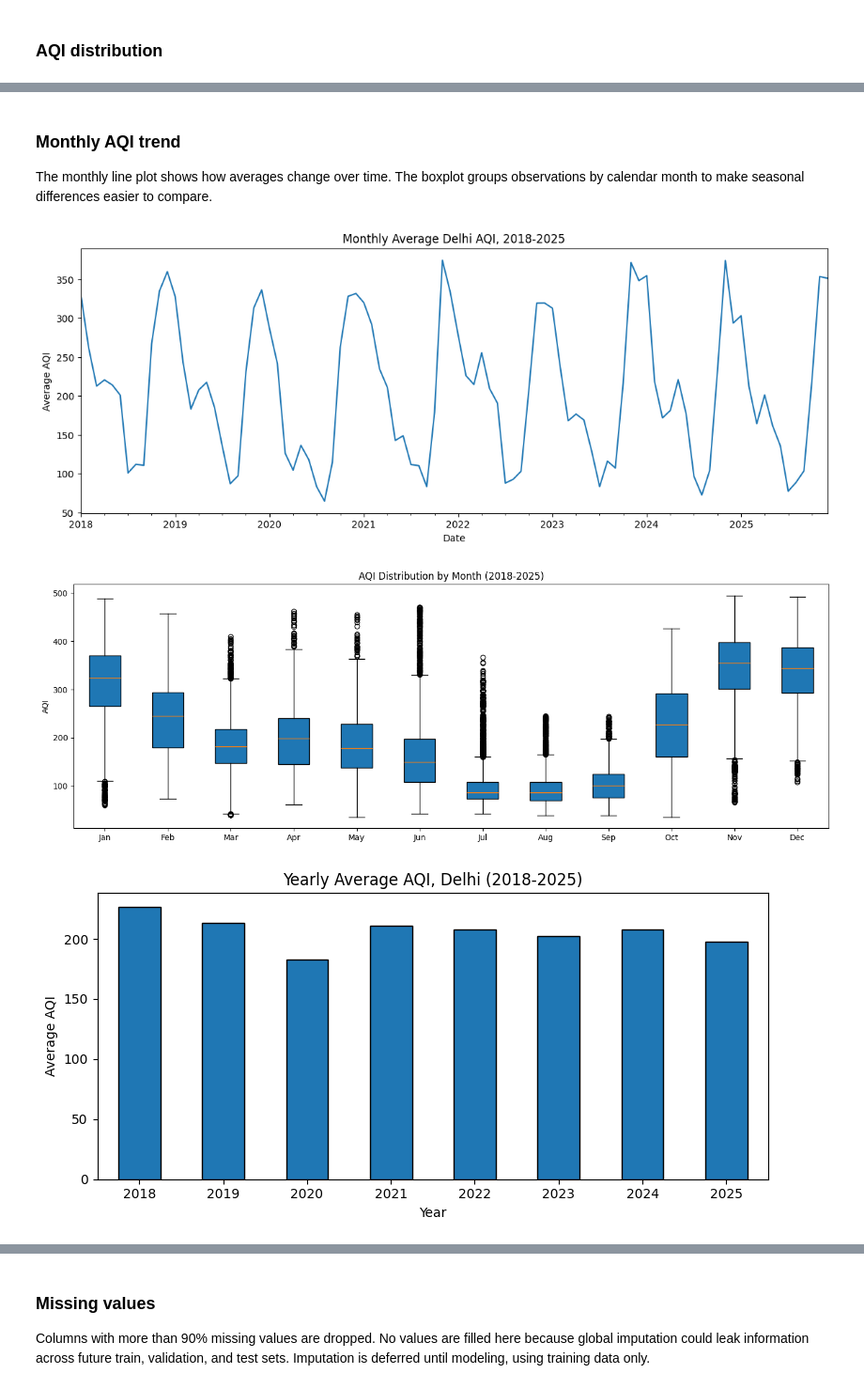
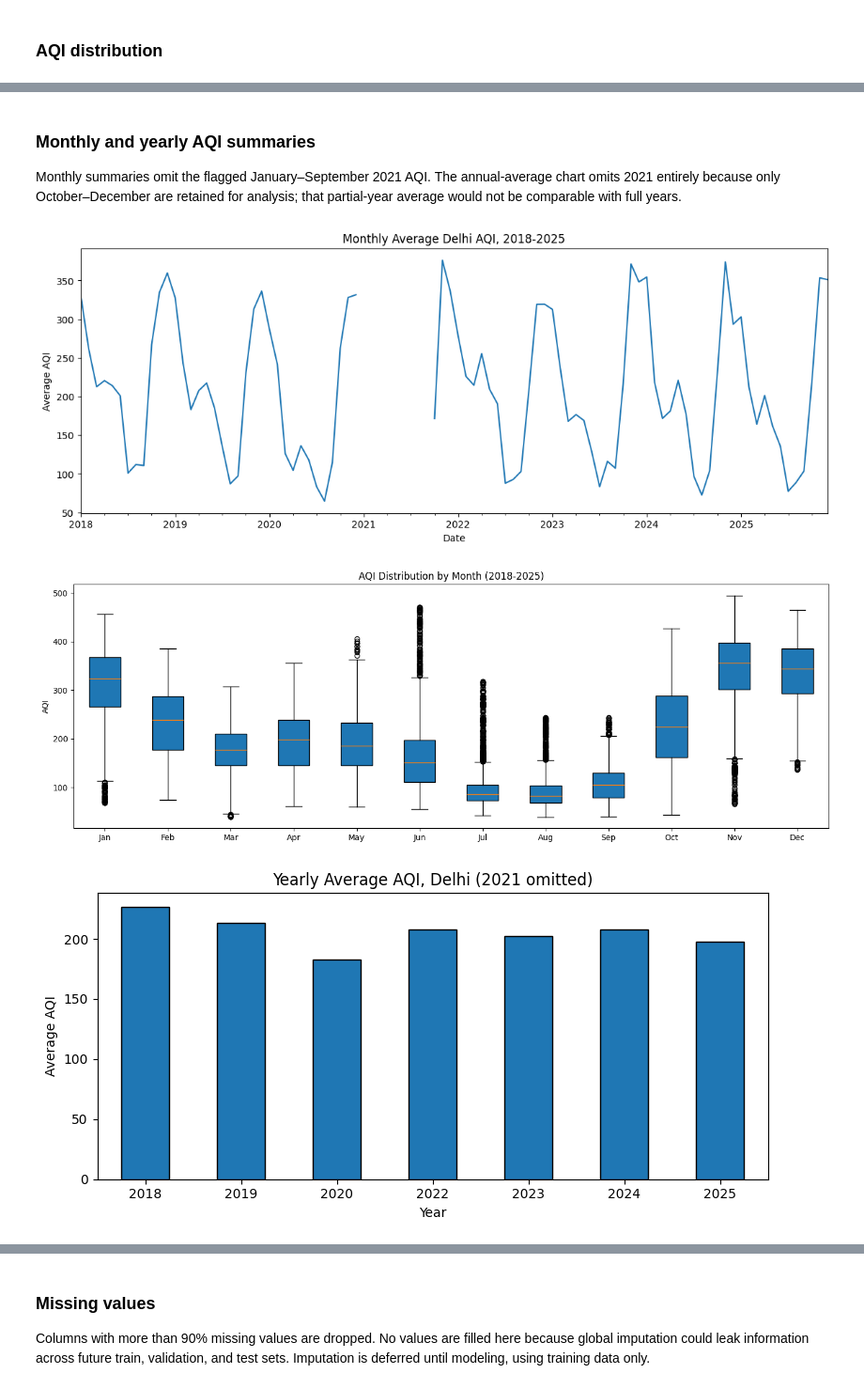
Before and after one commit to texas-ctrl/Delhi-aqi-forecasting, a Jupyter notebook: notebooks/02_eda_data.ipynb, the cells around one changed output, grey strips where cells are left out. Shown at 94% size. Cells and saved outputs as stored; diff of their text form; code cells hidden in the pictures.

```diff
--- a/notebooks/02_eda_data.ipynb
+++ b/notebooks/02_eda_data.ipynb
@@ -11,12 +11,16 @@ Load the six-station average dataset created in Notebook 01.
 # %%
-# Load processed data and EDA libraries.
+# Load data and EDA libraries once.
 import pandas as pd
 import numpy as np
 import matplotlib.pyplot as plt
 import matplotlib.dates as mdates
-from scipy.stats import ttest_ind
 from statsmodels.graphics.tsaplots import plot_acf
 
-final = pd.read_csv("../processed_data/delhi_6station_avg_2018_2025.csv", index_col="Timestamp", parse_dates=True)
+source_data = pd.read_csv("../processed_data/delhi_6station_avg_2018_2025.csv", index_col="Timestamp", parse_dates=True)
+final = source_data.copy()
+review_mask = final["AQI_review_status"].eq("review_required")
+print("Rows with 2021 AQI flagged for review:", int(review_mask.sum()))
+print("Original AQI values retained in source_data:", int(source_data.loc[review_mask, "AQI"].notna().sum()))
+final.loc[review_mask, "AQI"] = np.nan
 final.shape
 # %% [output]
@@ -66,7 +72,7 @@ plt.show()
-# %% [markdown]
-### Monthly AQI trend
-
-The monthly line plot shows how averages change over time. The boxplot groups observations by calendar month to make seasonal differences easier to compare.
+# %% [markdown]
+### Monthly and yearly AQI summaries
+
+Monthly summaries omit the flagged January–September 2021 AQI. The annual-average chart omits 2021 entirely because only October–December are retained for analysis; that partial-year average would not be comparable with full years.
 # %%
 # Monthly AQI trend.
 
@@ -74,35 +80,36 @@ monthly_aqi = final['AQI'].resample('ME').mean()
 
 monthly_aqi.plot(figsize=(14,5))
 
 plt.title("Monthly Average Delhi AQI, 2018-2025")
 plt.xlabel("Date")
 plt.ylabel("Average AQI")
 
 plt.savefig("../eda_plots/03_monthly_aqi_trend.png", dpi=300, bbox_inches="tight")
 plt.show()
 
 # Monthly AQI Boxplot (08_aqi_boxplot_by_month.png)
 fig, ax = plt.subplots(figsize=(14, 5))
 month_names = ['Jan','Feb','Mar','Apr','May','Jun','Jul','Aug','Sep','Oct','Nov','Dec']
 data_by_month = [final.loc[final.index.month == m, 'AQI'].dropna().values for m in range(1, 13)]
 ax.boxplot(data_by_month, tick_labels=month_names, patch_artist=True)
 ax.set_title('AQI Distribution by Month (2018-2025)')
 ax.set_ylabel('AQI')
 plt.tight_layout()
 plt.savefig("../eda_plots/08_aqi_boxplot_by_month.png", dpi=300, bbox_inches="tight")
 plt.show()
 
 # Yearly Average AQI (09_yearly_aqi.png)
 fig, ax = plt.subplots(figsize=(8, 4))
-final['AQI'].groupby(final.index.year).mean().round(1).plot(kind='bar', ax=ax, edgecolor='black')
-ax.set_title('Yearly Average AQI, Delhi (2018-2025)')
+yearly_aqi = final.loc[final.index.year != 2021, 'AQI']
+yearly_aqi.groupby(yearly_aqi.index.year).mean().round(1).plot(kind='bar', ax=ax, edgecolor='black')
+ax.set_title('Yearly Average AQI, Delhi (2021 omitted)')
 ax.set_ylabel('Average AQI')
 ax.set_xlabel('Year')
 plt.xticks(rotation=0)
 plt.tight_layout()
 plt.savefig("../eda_plots/09_yearly_aqi.png", dpi=300, bbox_inches="tight")
 plt.show()
 # %% [output]
-[figure, old version]
+[figure, new version]
-[figure, old version]
+[figure, new version]
-[figure, old version]
+[figure, new version]
```
Also changed, not shown: parts of 60 cells of this notebook, 13 other files.
